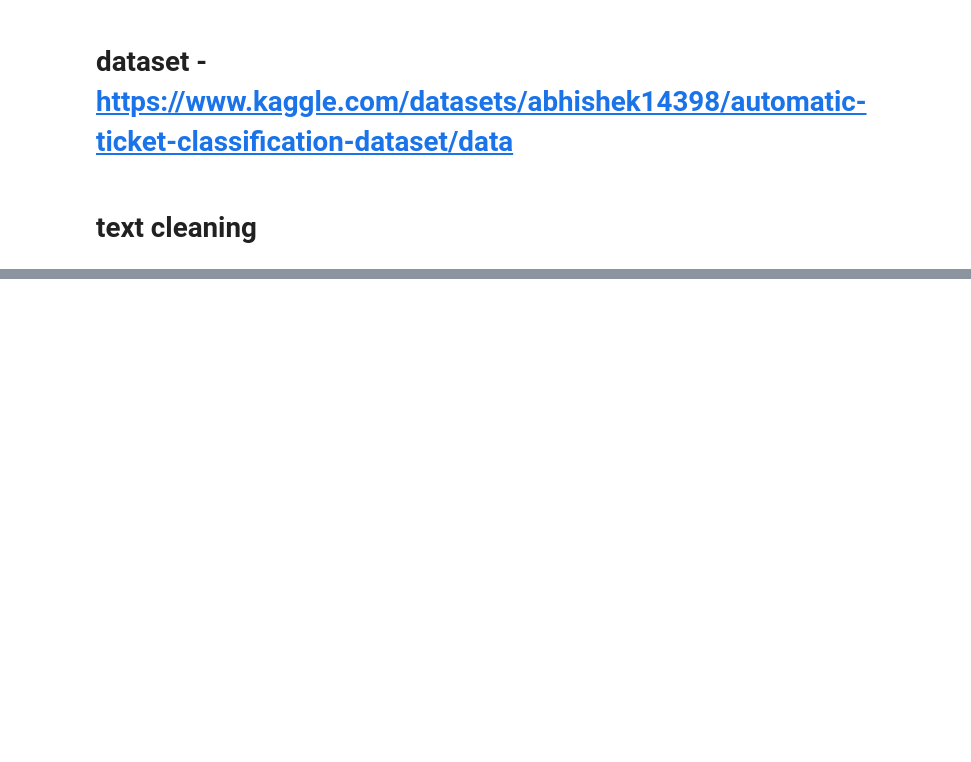
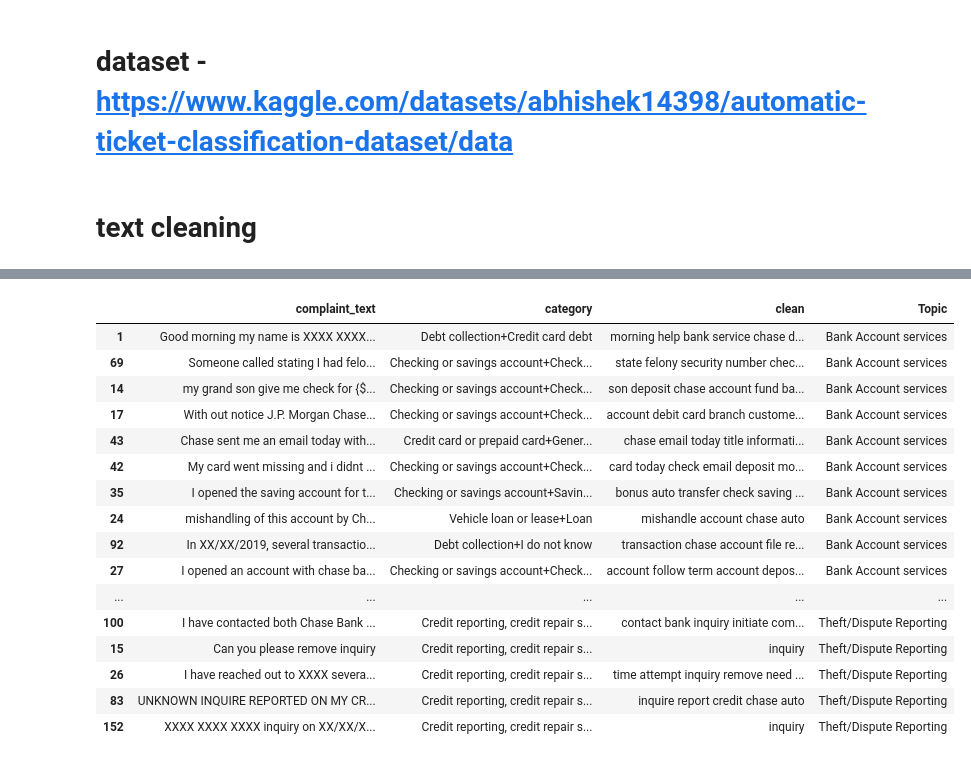
Before and after one commit to mosinsky/Multiclass_Classification, a Jupyter notebook: main.ipynb, the cells around one changed output, grey strips where cells are left out. Drawn from its saved outputs; the diff is of its cells as text; code cells hidden in the pictures; blank space fills up the shorter version.

```diff
--- a/main.ipynb
+++ b/main.ipynb
@@ -33,0 +44,3 @@ df['clean'] = df['clean'].str.replace('-PRON-', '')
+# %%
+# data=df
+data['clean'] = data['complaint_text']
@@ -81 +115,23 @@ pd.set_option('display.max_colwidth', None)
+# %%
+# Print the first 10 Complaint for each of the Topics
+Topics_group =data.groupby('Topic').head(10).sort_values('Topic')
+Topics_group.sort_values('Topic')
+# %% [output]
+|  | complaint_text | category | clean | Topic |
+| 1 | Good morning my name is XXXX XXXX... | Debt collection+Credit card debt | morning help bank service chase d... | Bank Account services |
+| 69 | Someone called stating I had felo... | Checking or savings account+Check... | state felony security number chec... | Bank Account services |
+| 14 | my grand son give me check for {$... | Checking or savings account+Check... | son deposit chase account fund ba... | Bank Account services |
+| 17 | With out notice J.P. Morgan Chase... | Checking or savings account+Check... | account debit card branch custome... | Bank Account services |
+| 43 | Chase sent me an email today with... | Credit card or prepaid card+Gener... | chase email today title informati... | Bank Account services |
+| 42 | My card went missing and i didnt ... | Checking or savings account+Check... | card today check email deposit mo... | Bank Account services |
+| 35 | I opened the saving account for t... | Checking or savings account+Savin... | bonus auto transfer check saving ... | Bank Account services |
+| 24 | mishandling of this account by Ch... | Vehicle loan or lease+Loan | mishandle account chase auto | Bank Account services |
+| 92 | In XX/XX/2019, several transactio... | Debt collection+I do not know | transaction chase account file re... | Bank Account services |
+| 27 | I opened an account with chase ba... | Checking or savings account+Check... | account follow term account depos... | Bank Account services |
+| ... | ... | ... | ... | ... |
+| 100 | I have contacted both Chase Bank ... | Credit reporting, credit repair s... | contact bank inquiry initiate com... | Theft/Dispute Reporting |
+| 15 | Can you please remove inquiry | Credit reporting, credit repair s... | inquiry | Theft/Dispute Reporting |
+| 26 | I have reached out to XXXX severa... | Credit reporting, credit repair s... | time attempt inquiry remove need ... | Theft/Dispute Reporting |
+| 83 | UNKNOWN INQUIRE REPORTED ON MY CR... | Credit reporting, credit repair s... | inquire report credit chase auto | Theft/Dispute Reporting |
+| 152 | XXXX XXXX XXXX inquiry on XX/XX/X... | Credit reporting, credit repair s... | inquiry | Theft/Dispute Reporting |
 # %%
```
Also changed, not shown: parts of 24 cells of this notebook, 2 other files.
